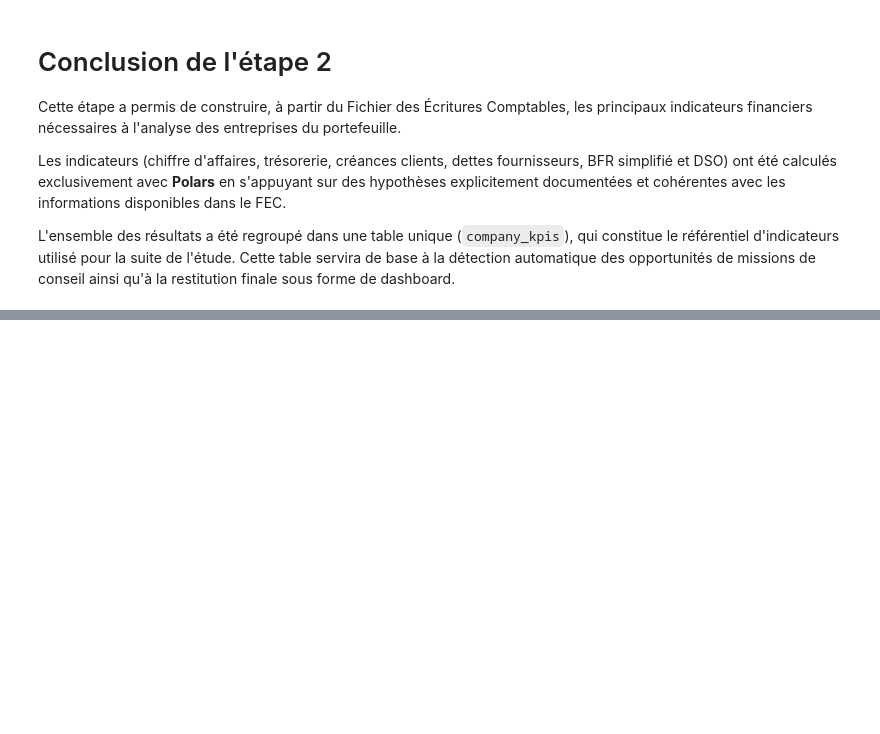
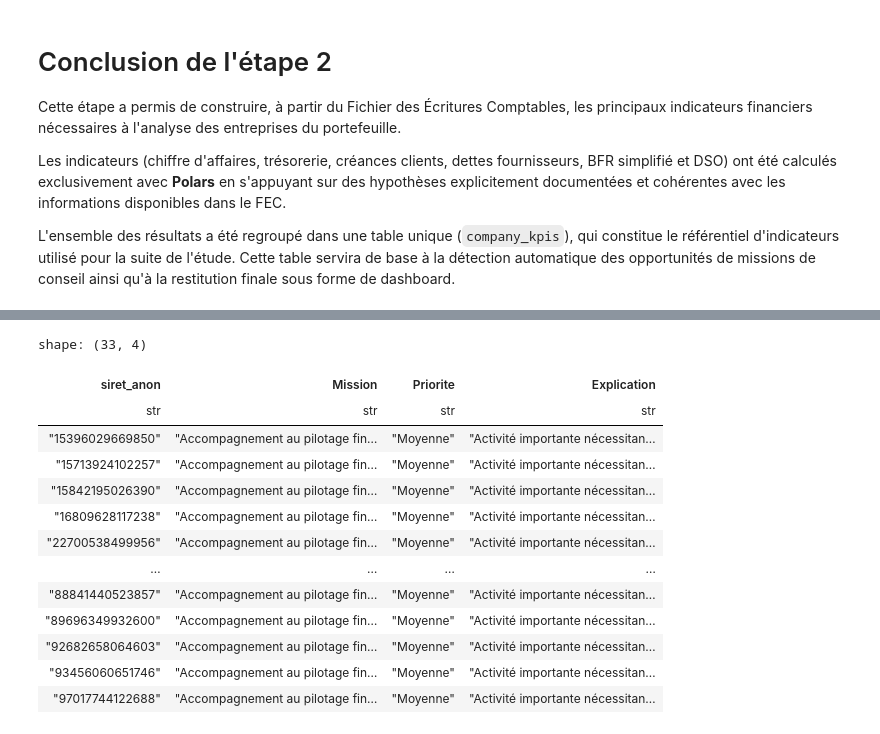
Before and after one commit to Magatte805/Test_data_Numeris, a Jupyter notebook: Notebooks/Analyse.ipynb, the cells around one changed output, grey strips where cells are left out. Cells and saved outputs as stored; diff of their text form; code cells hidden in the pictures; blank space fills up the shorter version.

```diff
--- a/Notebooks/Analyse.ipynb
+++ b/Notebooks/Analyse.ipynb
@@ -1167,0 +1383,46 @@ L'ensemble des résultats a été regroupé dans une table unique (`company_kpis
+# %%
+# Mission 4 - Accompagnement au pilotage financier
+
+# Une entreprise est considérée comme prioritaire lorsque :
+# - son chiffre d'affaires est supérieur au troisième quartile ;
+# - et que son DSO ou son BFR est élevé.
+
+ca_q3 = thresholds.item(0, "CA_Q3")
+
+pilotage_financier = (
+    company_kpis
+    .filter(
+        (pl.col("CA_annuel") > ca_q3)
+        &
+        (
+            (pl.col("DSO") > dso_q3)
+            |
+            (pl.col("BFR") > bfr_q3)
+        )
+    )
+    .select(
+        "siret_anon",
+        pl.lit("Accompagnement au pilotage financier").alias("Mission"),
+        pl.lit("Moyenne").alias("Priorite"),
+        pl.lit(
+            "Activité importante nécessitant un suivi renforcé des indicateurs financiers."
+        ).alias("Explication")
+    )
+)
+
+pilotage_financier
+# %% [output]
+shape: (33, 4)
+| siret_anon | Mission | Priorite | Explication |
+| str | str | str | str |
+| "15396029669850" | "Accompagnement au pilotage fin… | "Moyenne" | "Activité importante nécessitan… |
+| "15713924102257" | "Accompagnement au pilotage fin… | "Moyenne" | "Activité importante nécessitan… |
+| "15842195026390" | "Accompagnement au pilotage fin… | "Moyenne" | "Activité importante nécessitan… |
+| "16809628117238" | "Accompagnement au pilotage fin… | "Moyenne" | "Activité importante nécessitan… |
+| "22700538499956" | "Accompagnement au pilotage fin… | "Moyenne" | "Activité importante nécessitan… |
+| … | … | … | … |
+| "88841440523857" | "Accompagnement au pilotage fin… | "Moyenne" | "Activité importante nécessitan… |
+| "89696349932600" | "Accompagnement au pilotage fin… | "Moyenne" | "Activité importante nécessitan… |
+| "92682658064603" | "Accompagnement au pilotage fin… | "Moyenne" | "Activité importante nécessitan… |
+| "93456060651746" | "Accompagnement au pilotage fin… | "Moyenne" | "Activité importante nécessitan… |
+| "97017744122688" | "Accompagnement au pilotage fin… | "Moyenne" | "Activité importante nécessitan… |
```
Also changed, not shown: parts of 19 cells of this notebook.
